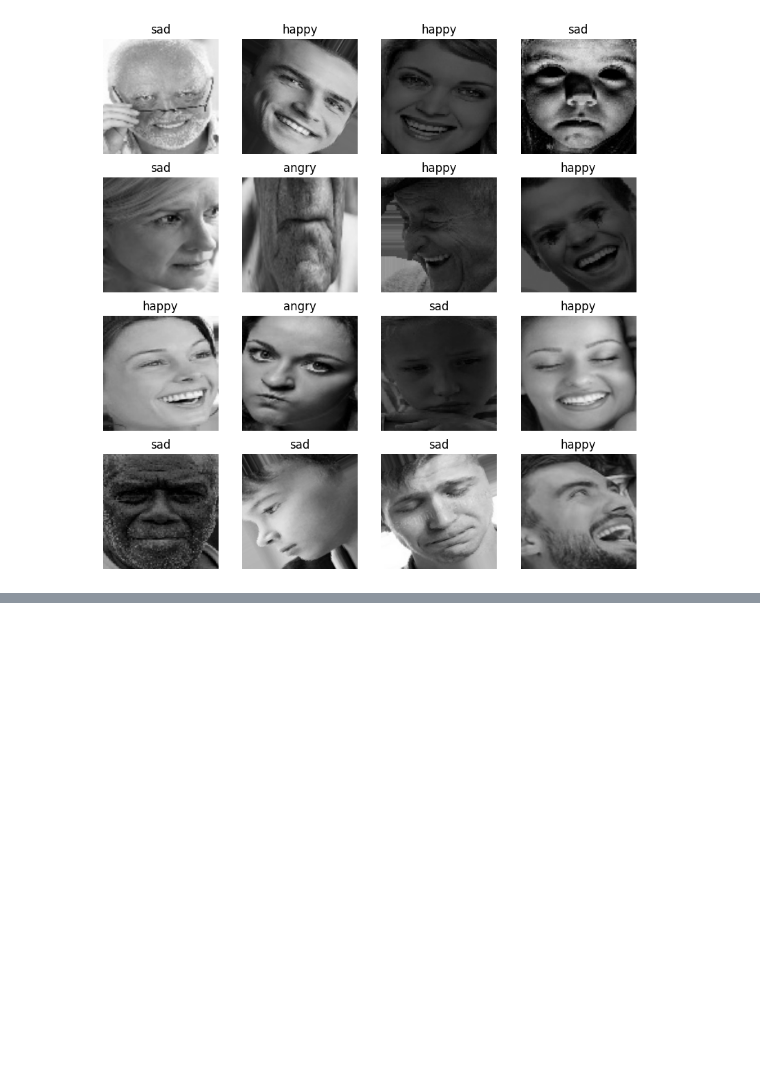
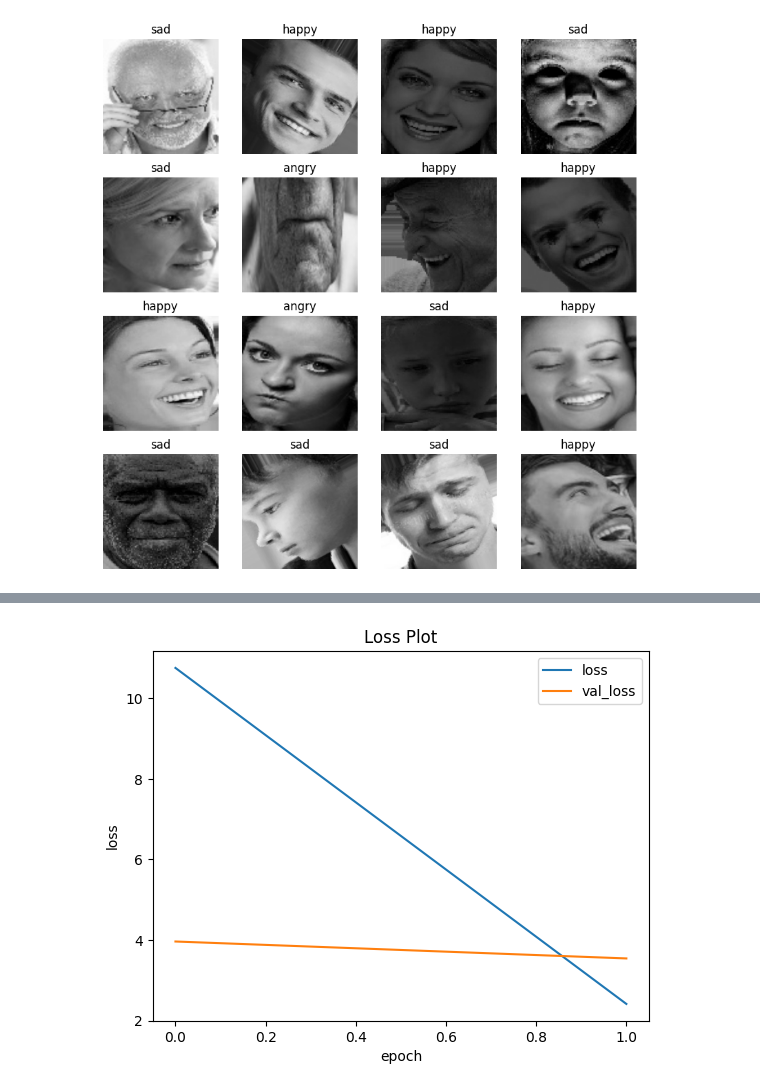
Before and after one commit to albertalvin8080/Python-LearningPath, a Jupyter notebook: tensorflow/05_human_emotions_detection/24_human_emotions_detection.ipynb, the cells around one changed output, grey strips where cells are left out. Drawn from its saved outputs; the diff is of its cells as text; code cells hidden in the pictures; blank space fills up the shorter version.

```diff
--- a/tensorflow/05_human_emotions_detection/24_human_emotions_detection.ipynb
+++ b/tensorflow/05_human_emotions_detection/24_human_emotions_detection.ipynb
@@ -71,6 +69,25 @@ CLASS_NAMES = ["angry", "happy", "sad"]  # This needs to be in accord with dir n
 CONFIG = {
     "batch_size": 32,
     "im_size": (256, 256),
+    "input_shape": (None, None, 3),
+    "filters_1": 6,
+    "filters_2": 16,
+    "kernel_size": 3,
+    "activation_1": "relu",
+    "activation_2": "softmax",
+    "dropout": 0.01,
+    "regularization_l2": 0.1,
+    "optimizer": "adam",
+    "loss": "binary_crossentropy",
+    "pool_size": 2,
+    "strides_1": 1,
+    "strides_2": 2,
+    "dense_1": 100,
+    "dense_2": 10,
+    "dense_out": 3,
+    "learning_rate": 0.01,
+    "batch_size": 32,
+    "epochs": 2,
 }
 # %%
 train_dataset = tf.keras.utils.image_dataset_from_directory(
@@ -84,7 +101,7 @@ train_dataset = tf.keras.utils.image_dataset_from_directory(
     image_size=CONFIG["im_size"],
     shuffle=True,
     seed=10,
-)
+).prefetch(tf.data.AUTOTUNE)
 
 test_dataset = tf.keras.utils.image_dataset_from_directory(
     TEST_DIR,
@@ -97,6 +114,6 @@ test_dataset = tf.keras.utils.image_dataset_from_directory(
     image_size=CONFIG["im_size"],
     shuffle=True,
     seed=10,
-)
+).prefetch(tf.data.AUTOTUNE)
 # %% [output]
 Found 6799 files belonging to 3 classes.
@@ -116,0 +211,4 @@ for images, labels in train_dataset.take(1):
+# %%
+history = lenet_model.fit(
+    train_dataset, validation_data=test_dataset, epochs=CONFIG["epochs"], verbose=1
+)
@@ -116,0 +240,11 @@ for images, labels in train_dataset.take(1):
+# %%
+plt.figure()
+plt.plot(history.history["loss"])
+plt.plot(history.history["val_loss"])
+plt.legend(["loss", "val_loss"])
+plt.title("Loss Plot")
+plt.xlabel("epoch")
+plt.ylabel("loss")
+plt.show()
+# %% [output]
+[figure, added]
```
Also changed, not shown: parts of 5 cells of this notebook.
